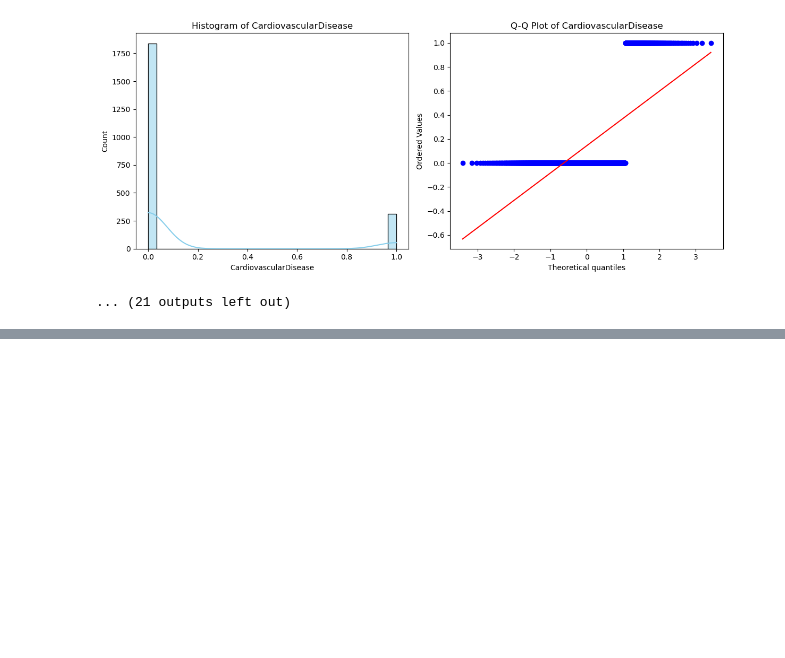
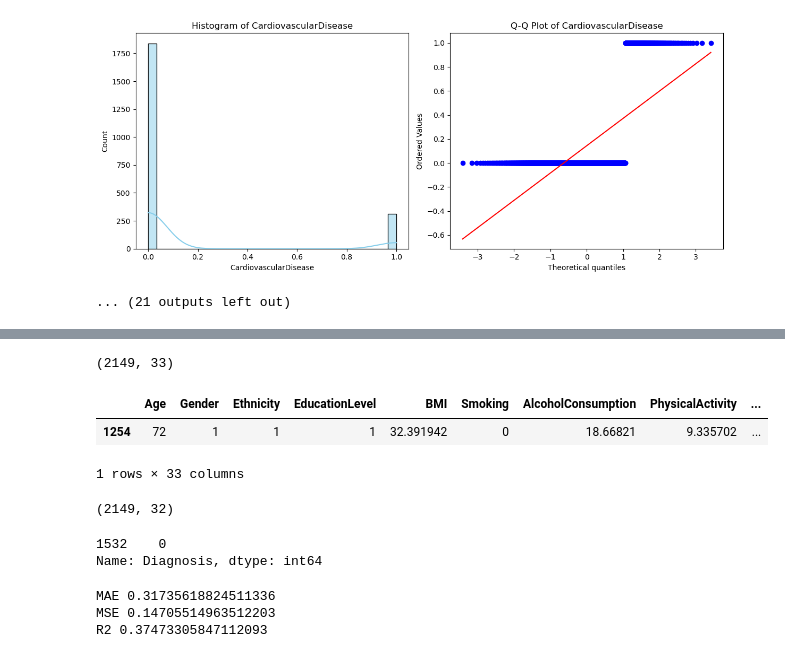
Before and after one commit to SadabAli/Alzheimer-s-Disease, a Jupyter notebook: DataAnalysys.ipynb, the cells around one changed output, grey strips where cells are left out. Saved outputs shown, nothing was run; the diff lists cells and outputs as text; code cells hidden in the pictures; blank space fills up the shorter version.

```diff
--- a/DataAnalysys.ipynb
+++ b/DataAnalysys.ipynb
@@ -189,0 +221,19 @@ for col in numeric_cols:
+# %%
+print(data.shape)
+data.sample(1)
+# %% [output]
+(2149, 33)
+|  | Age | Gender | Ethnicity | EducationLevel | BMI | Smoking | AlcoholConsumption | PhysicalActivity | ... |
+| 1254 | 72 | 1 | 1 | 1 | 32.391942 | 0 | 18.66821 | 9.335702 | ... |
+1 rows × 33 columns
+# %%
+X = data.drop(columns='Diagnosis')
+print(X.shape)
+# %% [output]
+(2149, 32)
+# %%
+y = data['Diagnosis']
+print(y.sample(1))
+# %% [output]
+1532    0
+Name: Diagnosis, dtype: int64
@@ -189,0 +247,8 @@ for col in numeric_cols:
+# %%
+print("MAE" , mean_absolute_error(y_test , y_pred))
+print("MSE",mean_squared_error(y_test,y_pred))
+print("R2",r2_score(y_test,y_pred))
+# %% [output]
+MAE 0.31735618824511336
+MSE 0.14705514963512203
+R2 0.37473305847112093
```
Also changed, not shown: parts of 11 cells of this notebook.
